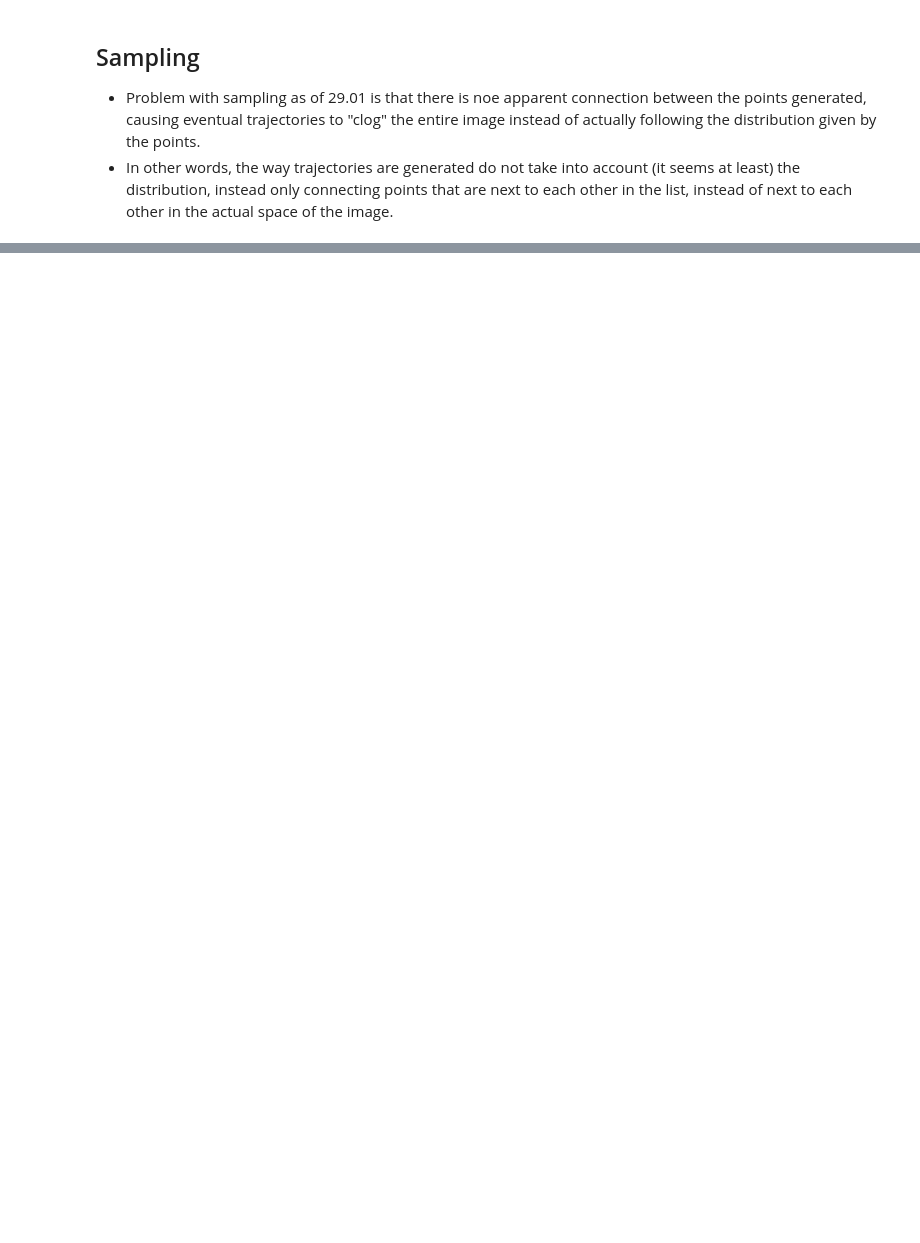
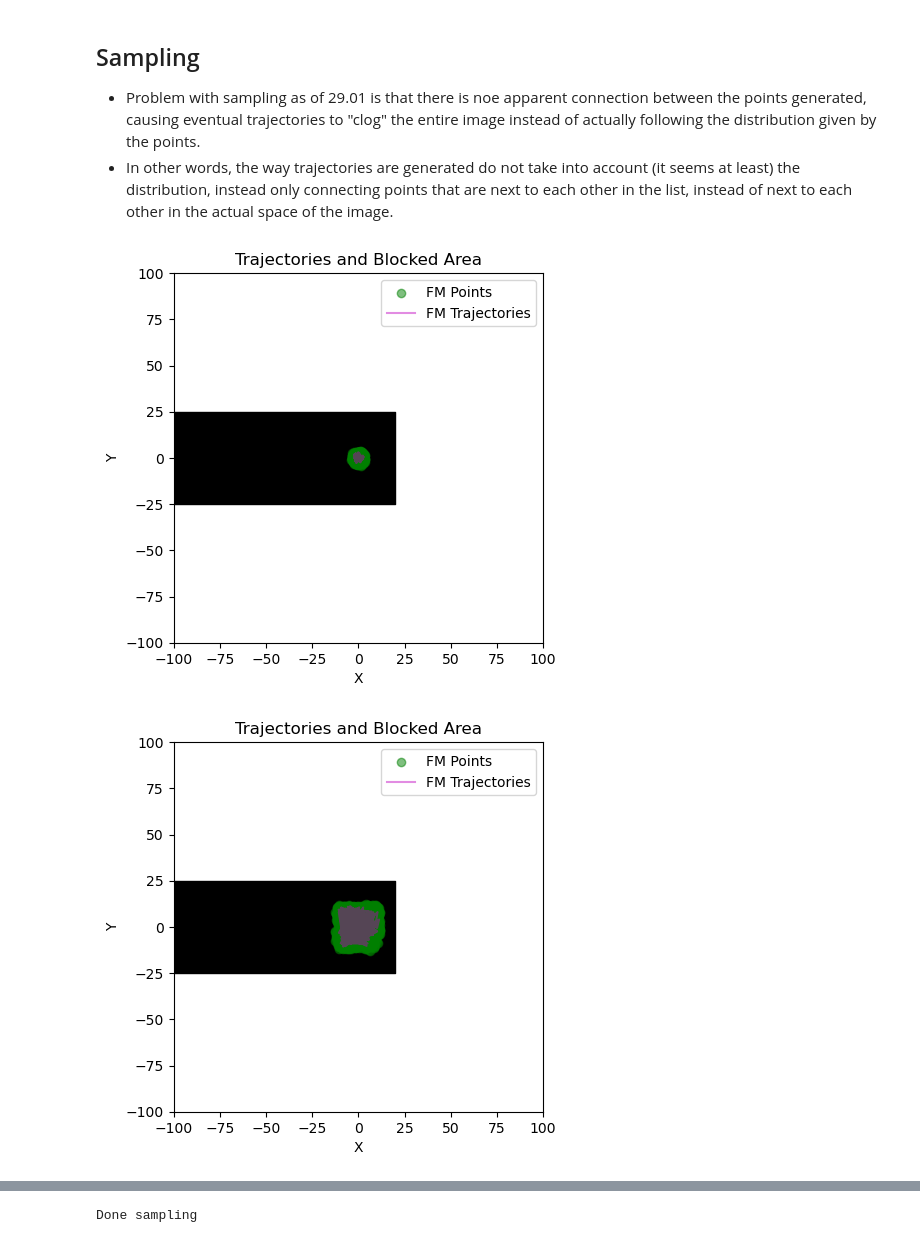
Before and after one commit to MortenHS/FlowMatching, a Jupyter notebook: test_fm.ipynb, the cells around one changed output, grey strips where cells are left out. Cells and saved outputs as stored; diff of their text form; code cells hidden in the pictures; blank space fills up the shorter version.

```diff
--- a/test_fm.ipynb
+++ b/test_fm.ipynb
@@ -250,4 +249,59 @@ def interpolate_trajectory(trajs: torch.Tensor, num_interpolation: int = 3) -> t
+# %%
+from torchdiffeq import odeint
+class ODEFunc(torch.nn.Module):
+    def __init__(self, model):
+        super().__init__()
+        self.model = model
+
+    def forward(self, t, x):
+        t_tensor = torch.full_like(x[:, :, :1], t)
+        pred = self.model(x, t_tensor)[:, :, 0, :]
+        return pred
 # %% [markdown]
 ## Sampling
 * Problem with sampling as of 29.01 is that there is noe apparent connection between the points generated, causing eventual trajectories to "clog" the entire image instead of actually following the distribution given by the points.
 * In other words, the way trajectories are generated do not take into account (it seems at least) the distribution, instead only connecting points that are next to each other in the list, instead of next to each other in the actual space of the image.
+# %%
+from tqdm import tqdm
+
+batch_size = 64
+torch.manual_seed(42)
+model.eval().requires_grad_(False)
+
+xt = torch.randn(batch_size, num_steps, 2, device=device)
+steps = 10000
+plot_every = 1000
+t_eval = torch.linspace(0, 1, steps, device=device)
+
+ode_func = ODEFunc(model)
+xt = odeint(ode_func, xt, t_eval, method='rk4')
+
+results_dir = os.path.join(os.getcwd(), "Progression/")
+os.makedirs(results_dir, exist_ok=True)
+
+for i in tqdm(range(0, steps, plot_every), desc="Plotting Progress"):
+    xt_i = xt[i]
+    plt.imshow(np.zeros((y_max - y_min + 1, x_max - x_min + 1)), origin="lower", cmap="Greys", extent=[x_min, x_max, y_min, y_max])
+    plt.fill_betweenx([pillar_y_min, pillar_y_max], pillar_x_min, pillar_x_max, color='black')
+    plt.scatter(xt_i[:, :, 0].detach().cpu().numpy(), xt_i[:, :, 1].detach().cpu().numpy(), color='green', alpha=0.5, label="FM Points")
+
+    for traj in xt_i.detach().cpu().numpy():
+        plt.plot(traj[:, 0], traj[:, 1], color='m', alpha=0.45, label="FM Trajectories")
+        break
+
+    plt.title("Trajectories and Blocked Area")
+    plt.xlabel("X")
+    plt.ylabel("Y")
+    plt.legend()
+    plt.xlim(x_min, x_max)
+    plt.ylim(y_min, y_max)
+
+    plt.savefig(os.path.join(results_dir, f"FM_Progression{i}.png"))
+    plt.show()
+    plt.close()
+
+model.train().requires_grad_(True)
+print("Done sampling")
+# %% [output]
+[figure, added]
+[figure, added]
@@ -253,0 +316 @@ def interpolate_trajectory(trajs: torch.Tensor, num_interpolation: int = 3) -> t
+Done sampling
```
Also changed, not shown: parts of 10 cells of this notebook, 21 other files.
